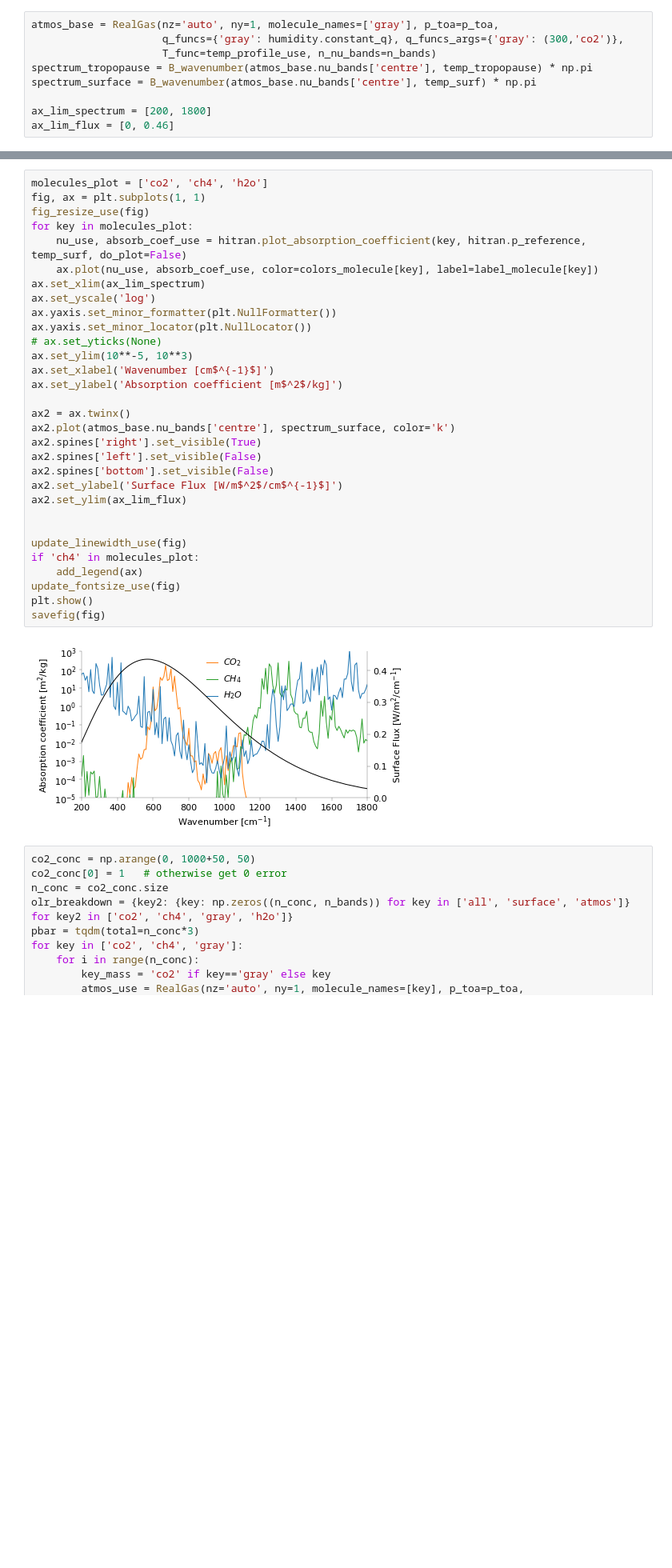
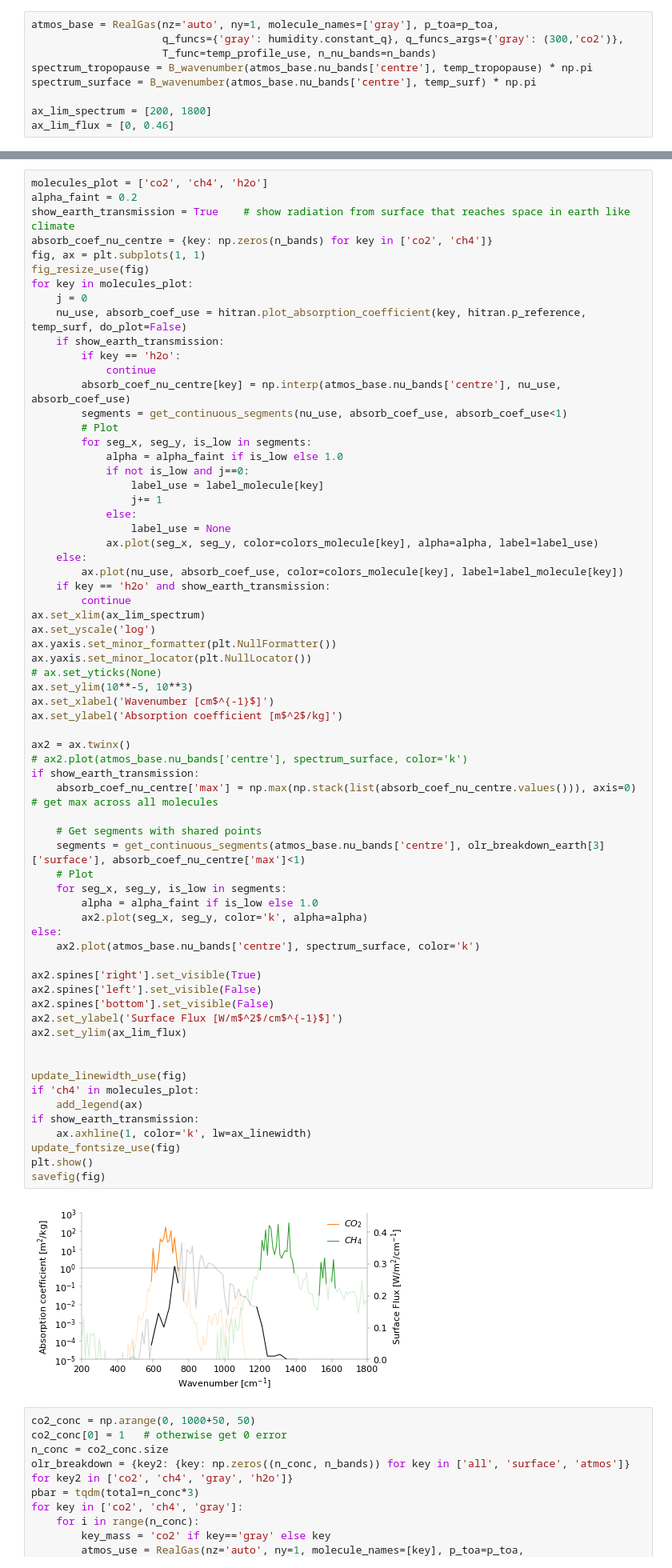
Before and after one commit to jduffield65/ClimateModel, a Jupyter notebook: coast_talk/real_gas.ipynb, the cells around one changed output, grey strips where cells are left out. Shown at 80% size. Drawn from its saved outputs; the diff is of its cells as text; blank space fills up the shorter version.

```diff
--- a/coast_talk/real_gas.ipynb
+++ b/coast_talk/real_gas.ipynb
@@ -82,36 +128,71 @@ ax_lim_flux = [0, 0.46]
 # %%
 molecules_plot = ['co2', 'ch4', 'h2o']
+alpha_faint = 0.2
+show_earth_transmission = True    # show radiation from surface that reaches space in earth like climate
+absorb_coef_nu_centre = {key: np.zeros(n_bands) for key in ['co2', 'ch4']}
 fig, ax = plt.subplots(1, 1)
 fig_resize_use(fig)
 for key in molecules_plot:
+    j = 0
     nu_use, absorb_coef_use = hitran.plot_absorption_coefficient(key, hitran.p_reference, temp_surf, do_plot=False)
-    ax.plot(nu_use, absorb_coef_use, color=colors_molecule[key], label=label_molecule[key])
+    if show_earth_transmission:
+        if key == 'h2o':
+            continue
+        absorb_coef_nu_centre[key] = np.interp(atmos_base.nu_bands['centre'], nu_use, absorb_coef_use)
+        segments = get_continuous_segments(nu_use, absorb_coef_use, absorb_coef_use<1)
+        # Plot
+        for seg_x, seg_y, is_low in segments:
+            alpha = alpha_faint if is_low else 1.0
+            if not is_low and j==0:
+                label_use = label_molecule[key]
+                j+= 1
+            else:
+                label_use = None
+            ax.plot(seg_x, seg_y, color=colors_molecule[key], alpha=alpha, label=label_use)
+    else:
+        ax.plot(nu_use, absorb_coef_use, color=colors_molecule[key], label=label_molecule[key])
+    if key == 'h2o' and show_earth_transmission:
+        continue
 ax.set_xlim(ax_lim_spectrum)
 ax.set_yscale('log')
 ax.yaxis.set_minor_formatter(plt.NullFormatter())
 ax.yaxis.set_minor_locator(plt.NullLocator())
 # ax.set_yticks(None)
 ax.set_ylim(10**-5, 10**3)
 ax.set_xlabel('Wavenumber [cm$^{-1}$]')
 ax.set_ylabel('Absorption coefficient [m$^2$/kg]')
 
 ax2 = ax.twinx()
-ax2.plot(atmos_base.nu_bands['centre'], spectrum_surface, color='k')
+# ax2.plot(atmos_base.nu_bands['centre'], spectrum_surface, color='k')
+if show_earth_transmission:
+    absorb_coef_nu_centre['max'] = np.max(np.stack(list(absorb_coef_nu_centre.values())), axis=0)       # get max across all molecules
+
+    # Get segments with shared points
+    segments = get_continuous_segments(atmos_base.nu_bands['centre'], olr_breakdown_earth[3]['surface'], absorb_coef_nu_centre['max']<1)
+    # Plot
+    for seg_x, seg_y, is_low in segments:
+        alpha = alpha_faint if is_low else 1.0
+        ax2.plot(seg_x, seg_y, color='k', alpha=alpha)
+else:
+    ax2.plot(atmos_base.nu_bands['centre'], spectrum_surface, color='k')
+
 ax2.spines['right'].set_visible(True)
 ax2.spines['left'].set_visible(False)
 ax2.spines['bottom'].set_visible(False)
 ax2.set_ylabel('Surface Flux [W/m$^2$/cm$^{-1}$]')
 ax2.set_ylim(ax_lim_flux)
 
 
 update_linewidth_use(fig)
 if 'ch4' in molecules_plot:
     add_legend(ax)
+if show_earth_transmission:
+    ax.axhline(1, color='k', lw=ax_linewidth)
 update_fontsize_use(fig)
 plt.show()
 savefig(fig)
 # %% [output]
-[figure, old version]
+[figure, new version]
 # %%
 co2_conc = np.arange(0, 1000+50, 50)
 co2_conc[0] = 1   # otherwise get 0 error
```
Also changed, not shown: parts of 10 cells of this notebook.
